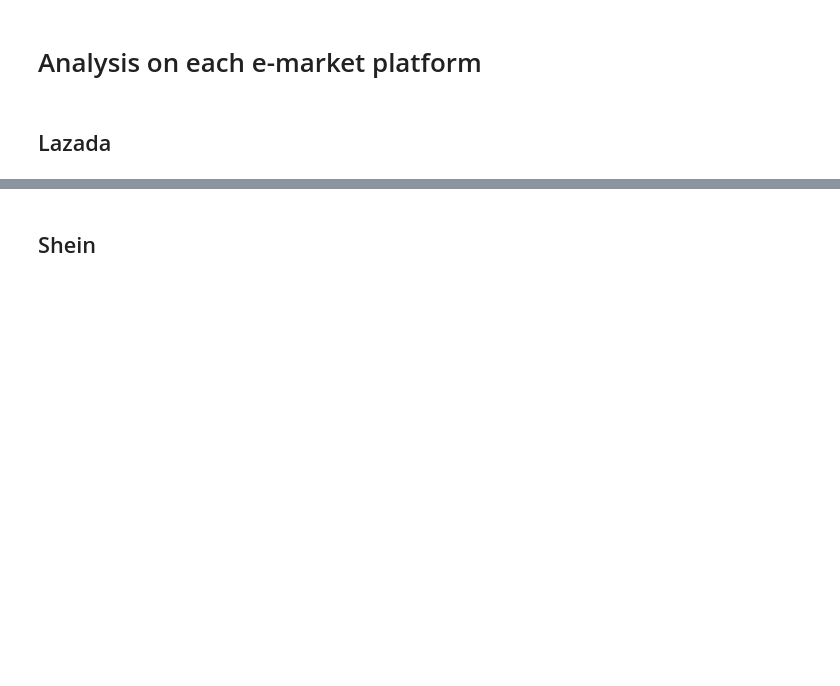
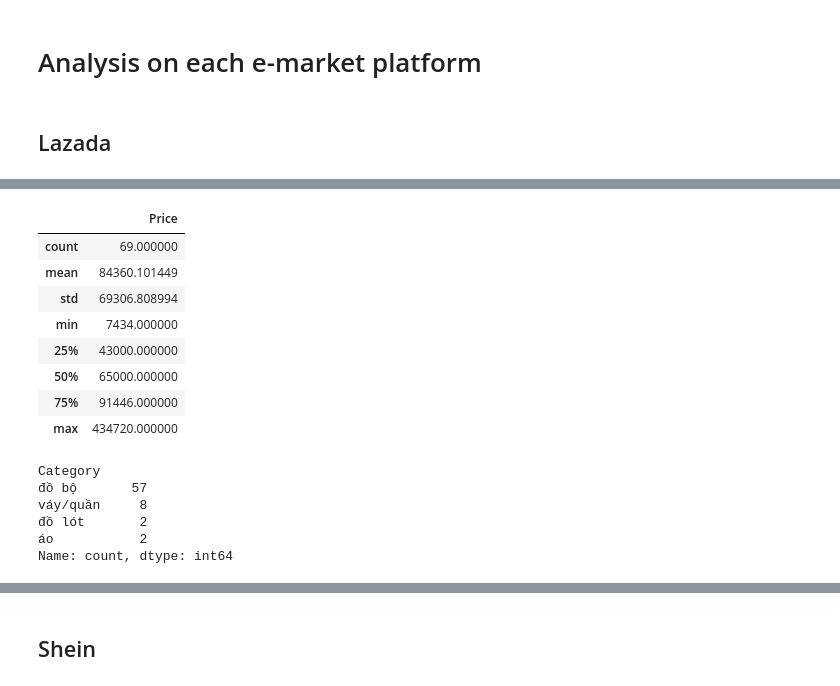
Before and after one commit to tathithienthanh/WomenFashionProductRecommendationSystem, a Jupyter notebook: Untitled.ipynb, the cells around one changed output, grey strips where cells are left out. Drawn from its saved outputs; the diff is of its cells as text; code cells hidden in the pictures; blank space fills up the shorter version.

```diff
--- a/Untitled.ipynb
+++ b/Untitled.ipynb
@@ -448,3 +478,5 @@ df_Laz_product['Category'] = df_Laz_product['Name'].apply(lambda name: classify_
+# %%
+df_Laz_product.loc[50, 'Category'] = 'đồ bộ'
 # %% [markdown]
 ## Shein
 # %% [markdown]
@@ -456 +525,23 @@ df_Laz_product['Category'] = df_Laz_product['Name'].apply(lambda name: classify_
+# %%
+df_Laz_product.describe()
+# %% [output]
+|  | Price |
+| count | 69.000000 |
+| mean | 84360.101449 |
+| std | 69306.808994 |
+| min | 7434.000000 |
+| 25% | 43000.000000 |
+| 50% | 65000.000000 |
+| 75% | 91446.000000 |
+| max | 434720.000000 |
+# %%
+category_counts = df_Laz_product['Category'].value_counts()
+print(category_counts)
+# %% [output]
+Category
+đồ bộ       57
+váy/quần     8
+đồ lót       2
+áo           2
+Name: count, dtype: int64
 # %%
```
Also changed, not shown: parts of 22 cells of this notebook.
